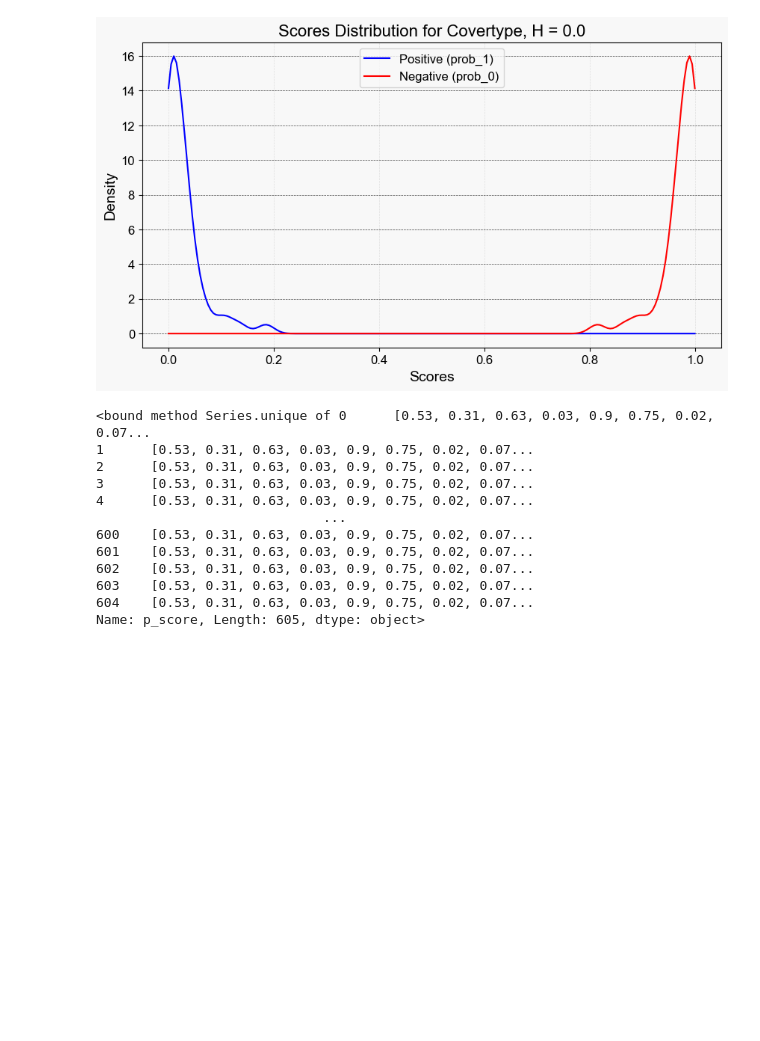
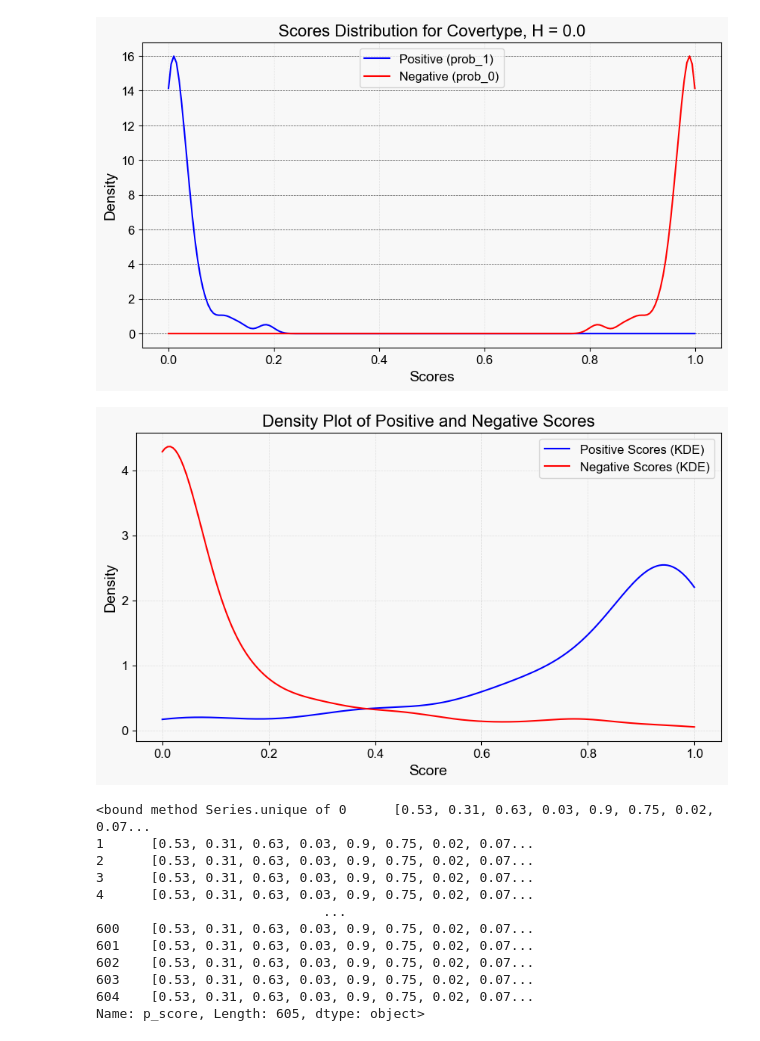
Before and after one commit to JPOrtegaa/score-drift-quantification, a Jupyter notebook: experiments_real.ipynb, the cells around one changed output. Cells and saved outputs as stored; diff of their text form; code cells hidden in the pictures; blank space fills up the shorter version.

```diff
--- a/experiments_real.ipynb
+++ b/experiments_real.ipynb
@@ -1021,3 +1046,17 @@ def calculate_proportion(arr):
     proportion_pos = pos / total
 
     return [proportion_pos, 1-proportion_pos]
+# %%
+def balanced_train_test_split(df, group_col='difficulty', test_size=0.5, random_state=None):
+    # Find the minimum count among the groups
+    min_count = df[group_col].value_counts().min()
+    # Sample min_count from each group
+    df_balanced = df.groupby(group_col).sample(n=min_count, random_state=random_state)
+    # Now split, stratifying by group_col (which is now balanced)
+    train, test = train_test_split(
+        df_balanced,
+        stratify=df_balanced[group_col],
+        test_size=test_size,
+        random_state=random_state
+    )
+    return train, test
@@ -1263,6 +1315,33 @@ def plot_histogram(p_score, n_score):
         yaxis_title='Count'
     )
     fig_scores.show()
+# %%
+from scipy.stats import gaussian_kde
+
+import matplotlib.pyplot as plt
+
+p = scores[scores[:, 1] == 1, 0]
+n = scores[scores[:, 1] == 0, 0]
+
+def density_plot(p, n):
+    # Calculate KDE for positive and negative scores
+    kde_pos = gaussian_kde(p)
+    kde_neg = gaussian_kde(n)
+
+    x = np.linspace(0, 1, 200)
+    plt.figure(figsize=(10, 6))
+    plt.plot(x, kde_pos(x), label='Positive Scores (KDE)', color='blue')
+    plt.plot(x, kde_neg(x), label='Negative Scores (KDE)', color='red')
+    plt.title('Density Plot of Positive and Negative Scores')
+    plt.xlabel('Score')
+    plt.ylabel('Density')
+    plt.legend()
+    plt.grid(True)
+    plt.show()
+
+density_plot(p, n)
+# %% [output]
+[figure, added]
 # %%
 results_df['p_score'].unique
 # %% [output]
```
Also changed, not shown: parts of 17 cells of this notebook.
